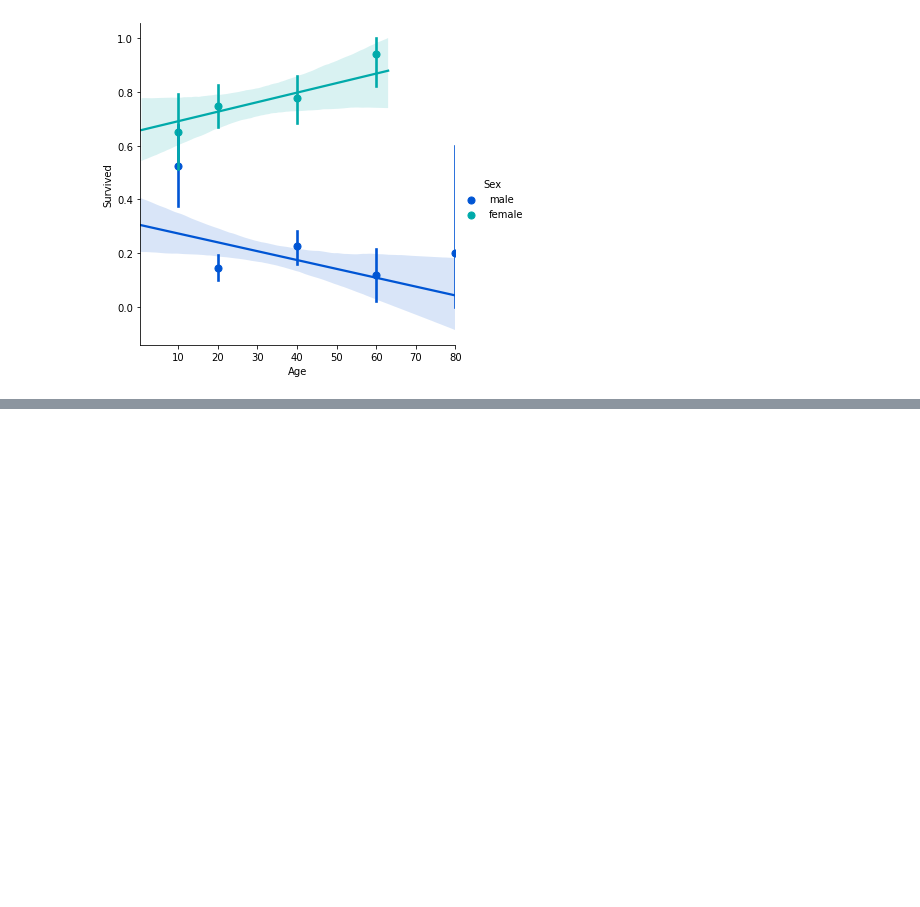
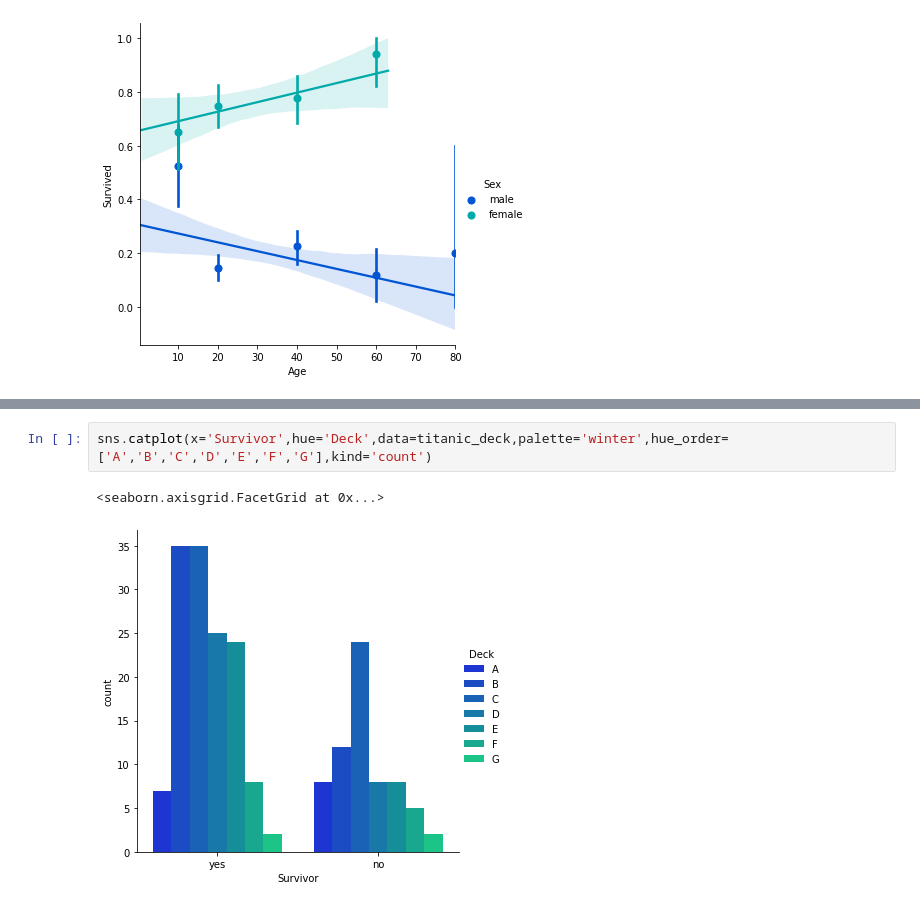
Before and after one commit to abel672/python-data-analysis-visualization, a Jupyter notebook: Section-8-Example-Projects/00-Titanic-Project.ipynb, the cells around one changed output, grey strips where cells are left out. Cells and saved outputs as stored; diff of their text form; blank space fills up the shorter version.

```diff
--- a/Section-8-Example-Projects/00-Titanic-Project.ipynb
+++ b/Section-8-Example-Projects/00-Titanic-Project.ipynb
@@ -292,0 +350,5 @@ sns.lmplot(x='Age',y='Survived',hue='Sex',data=titanic_df,palette='winter',x_bin
+# %%
+sns.catplot(x='Survivor',hue='Deck',data=titanic_deck,palette='winter',hue_order=['A','B','C','D','E','F','G'],kind='count')
+# %% [output]
+<seaborn.axisgrid.FacetGrid at 0x...>
+[figure, added]
```
Also changed, not shown: parts of 20 cells of this notebook, 1 other file.
